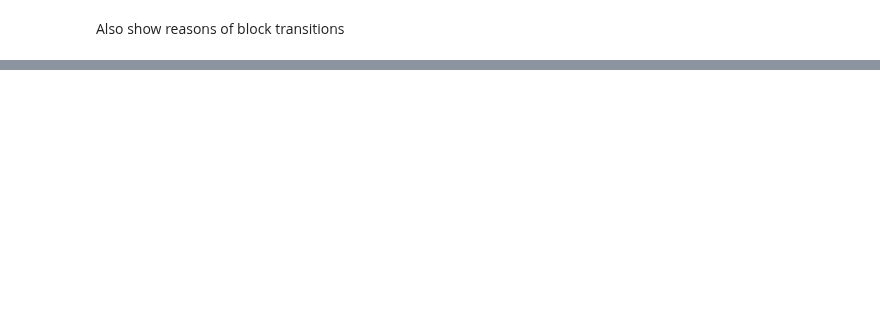
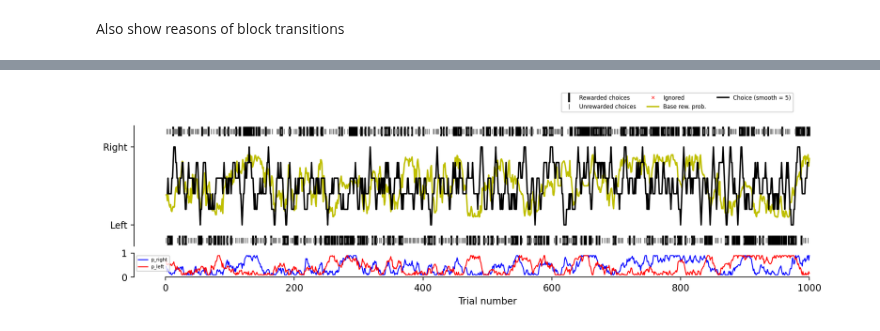
Before and after one commit to AllenNeuralDynamics/aind-dynamic-foraging-models, a Jupyter notebook: notebook/demo_gym_env.ipynb, the cells around one changed output, grey strips where cells are left out. Drawn from its saved outputs; the diff is of its cells as text; code cells hidden in the pictures; blank space fills up the shorter version.

```diff
--- a/notebook/demo_gym_env.ipynb
+++ b/notebook/demo_gym_env.ipynb
@@ -122,0 +73,20 @@ task.plot_reward_schedule();
+# %%
+task = RandomWalkTask(
+    p_min=[0.1, 0.1],  # The lower bound of p_L and p_R
+    p_max=[0.9, 0.9],  # The upper bound
+    sigma=[0.1, 0.1],  # The mean of each step of the random walk
+    mean=[0, 0],  # The mean of each step of the random walk
+    num_trials=1000,
+    allow_ignore=False,
+    seed=42,
+)
+agent = RandomAgent(seed=42)
+agent.perform(task)
+# %%
+fig, _ = plot_foraging_session(
+    choice_history=task.get_choice_history(),
+    reward_history=task.get_reward_history(),
+    p_reward=task.get_p_reward(),
+)
+# %% [output]
+[figure, added]
```
Also changed, not shown: parts of 14 cells of this notebook.
